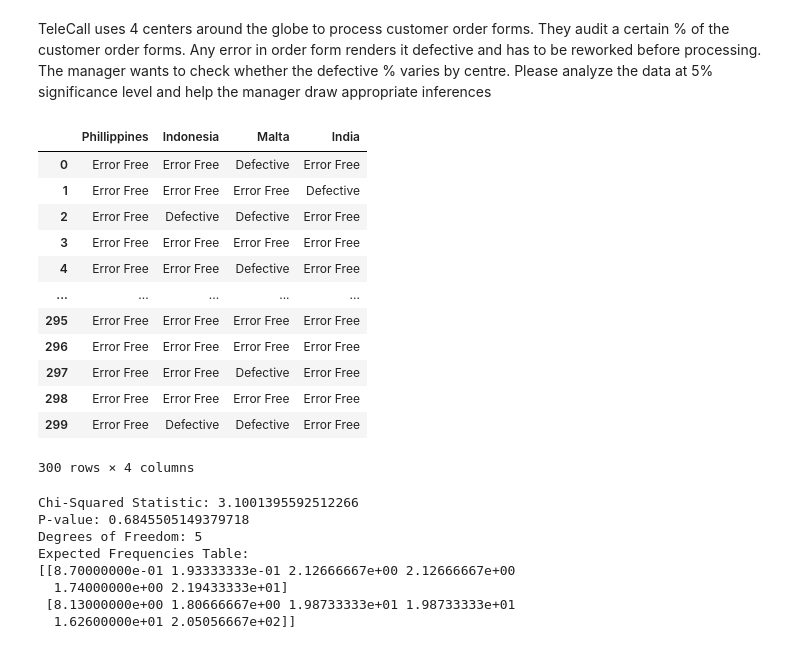
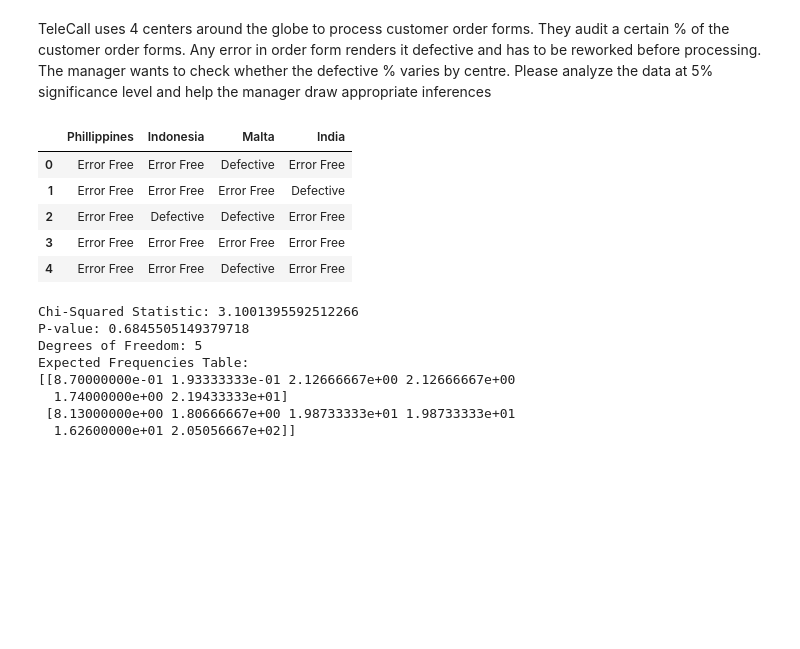
Before and after one commit to Rahman17309/Excelr-Solutions-Assignments-, a Jupyter notebook: Hypothesis_Testing.ipynb, the cells around one changed output. Cells and saved outputs as stored; diff of their text form; code cells hidden in the pictures; blank space fills up the shorter version.

```diff
--- a/Hypothesis_Testing.ipynb
+++ b/Hypothesis_Testing.ipynb
@@ -144,21 +144,14 @@ from scipy.stats import chi2_contingency
 # %%
 df4 = pd.read_csv("/content/Costomer+OrderForm.csv")
 # %%
-df4
+df4.head()
 # %% [output]
 |  | Phillippines | Indonesia | Malta | India |
 | 0 | Error Free | Error Free | Defective | Error Free |
 | 1 | Error Free | Error Free | Error Free | Defective |
 | 2 | Error Free | Defective | Defective | Error Free |
 | 3 | Error Free | Error Free | Error Free | Error Free |
 | 4 | Error Free | Error Free | Defective | Error Free |
-| ... | ... | ... | ... | ... |
-| 295 | Error Free | Error Free | Error Free | Error Free |
-| 296 | Error Free | Error Free | Error Free | Error Free |
-| 297 | Error Free | Error Free | Defective | Error Free |
-| 298 | Error Free | Error Free | Error Free | Error Free |
-| 299 | Error Free | Defective | Defective | Error Free |
-300 rows × 4 columns
 # %%
 contingency_table = pd.crosstab(df4['Phillippines'], [df4['Indonesia'], df4['Malta'], df4['India']])
 # %%
```
Also changed, not shown: parts of 1 cell of this notebook.
